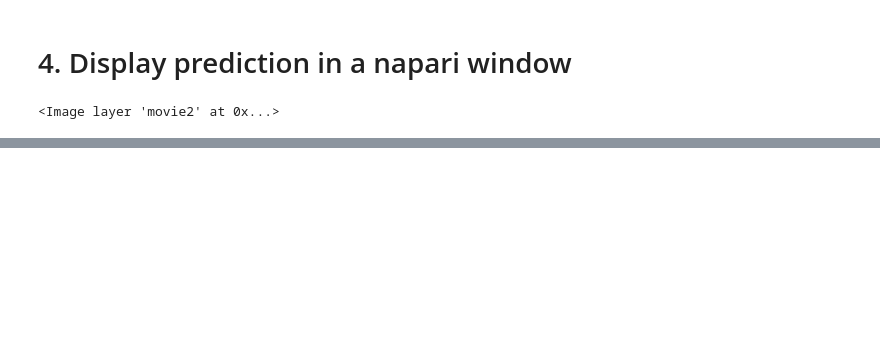
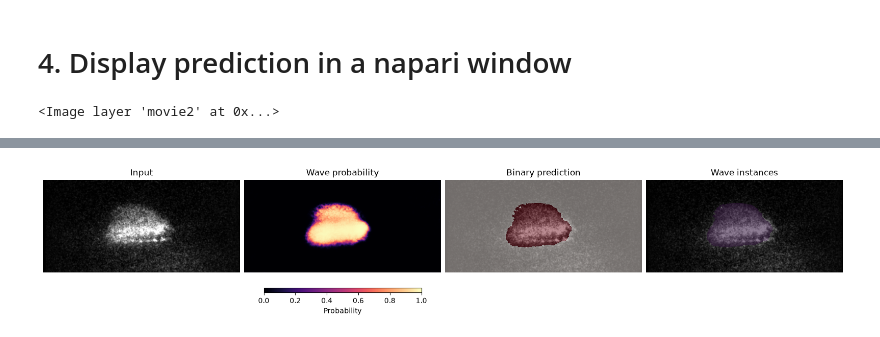
Before and after one commit to fedeceri85/cochlea-calcium-waves-binary-segmentation-unet3d, a Jupyter notebook: inference_example.ipynb, the cells around one changed output, grey strips where cells are left out. Cells and saved outputs as stored; diff of their text form; code cells hidden in the pictures; blank space fills up the shorter version.

Commit message:
Added image

```diff
--- a/inference_example.ipynb
+++ b/inference_example.ipynb
@@ -126,0 +130,96 @@ app.add_image(probs,name='Probability map',colormap='magma')
+# %%
+import numpy as np
+import matplotlib.pyplot as plt
+
+# Remove batch and channel dimensions.
+probability_movie = probabilities[0, 0].detach().cpu().numpy()
+binary_movie = predictions[0, 0].detach().cpu().numpy().astype(bool)
+
+# movie should have shape (time, height, width).
+movie_np = np.asarray(movie)
+
+# Automatically select the frame with the most predicted foreground.
+frame = np.argmax(binary_movie.reshape(binary_movie.shape[0], -1).sum(axis=1))
+
+image = movie_np[frame]
+probability = probability_movie[frame]
+binary = binary_movie[frame]
+
+instance_frame = predictions_instance_lablels[frame]
+# %%
+import matplotlib.pyplot as plt
+from mpl_toolkits.axes_grid1.inset_locator import inset_axes
+
+fig, axes = plt.subplots(
+    1,
+    4,
+    figsize=(16, 4),
+    sharex=True,
+    sharey=True,
+)
+
+fig.subplots_adjust(
+    left=0.01,
+    right=0.99,
+    top=0.90,
+    bottom=0.20,  # Reserve space for the colorbar.
+    wspace=0.02,
+)
+
+# Plot all four panels as before.
+axes[0].imshow(image, cmap="gray", vmin=vmin, vmax=vmax)
+axes[0].set_title("Input")
+
+probability_plot = axes[1].imshow(
+    probability,
+    cmap="magma",
+    vmin=0,
+    vmax=1,
+)
+axes[1].set_title("Wave probability")
+
+axes[2].imshow(image, cmap="gray", vmin=vmin, vmax=vmax)
+axes[2].imshow(binary, cmap="Reds", alpha=0.45, interpolation="none")
+axes[2].set_title("Binary prediction")
+
+axes[3].imshow(image, cmap="gray", vmin=vmin, vmax=vmax)
+axes[3].imshow(
+    np.ma.masked_where(instance_frame == 0, instance_frame),
+    cmap="turbo",
+    alpha=0.55,
+    interpolation="none",
+)
+axes[3].set_title("Wave instances")
+
+for axis in axes:
+    axis.axis("off")
+
+# This colorbar does not resize axes[1].
+colorbar_axis = inset_axes(
+    axes[1],
+    width="80%",
+    height="5%",
+    loc="lower center",
+    bbox_to_anchor=(0, -0.22, 1, 1),
+    bbox_transform=axes[1].transAxes,
+    borderpad=0,
+)
+
+colorbar = fig.colorbar(
+    probability_plot,
+    cax=colorbar_axis,
+    orientation="horizontal",
+)
+
+colorbar.set_label("Probability")
+
+fig.savefig(
+    "docs/assets/example_prediction.png",
+    dpi=200,
+    bbox_inches="tight",
+    facecolor="white",
+)
+
+plt.show()
+# %% [output]
+[figure, added]
```
Also changed, not shown: parts of 4 cells of this notebook, 2 other files.
